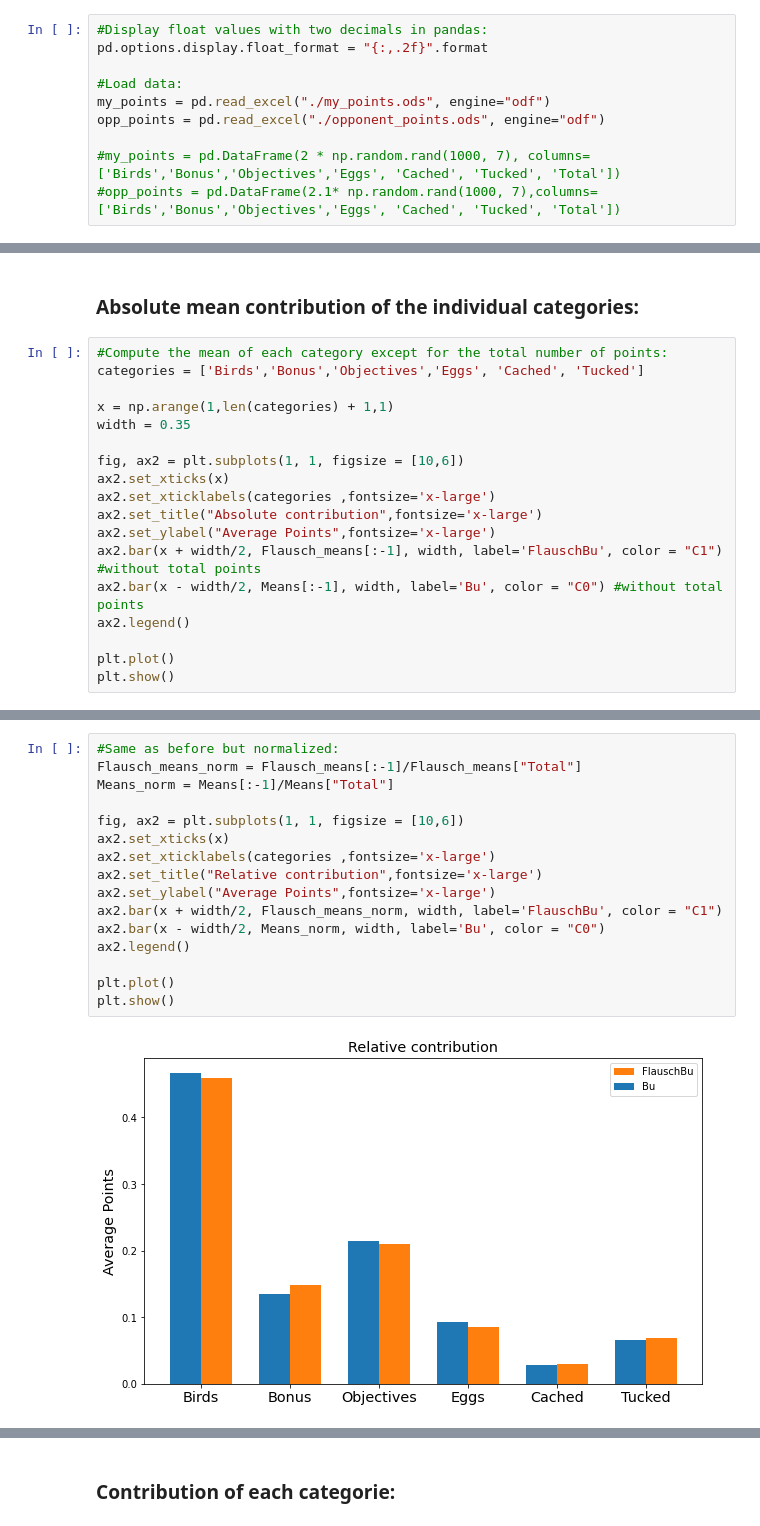
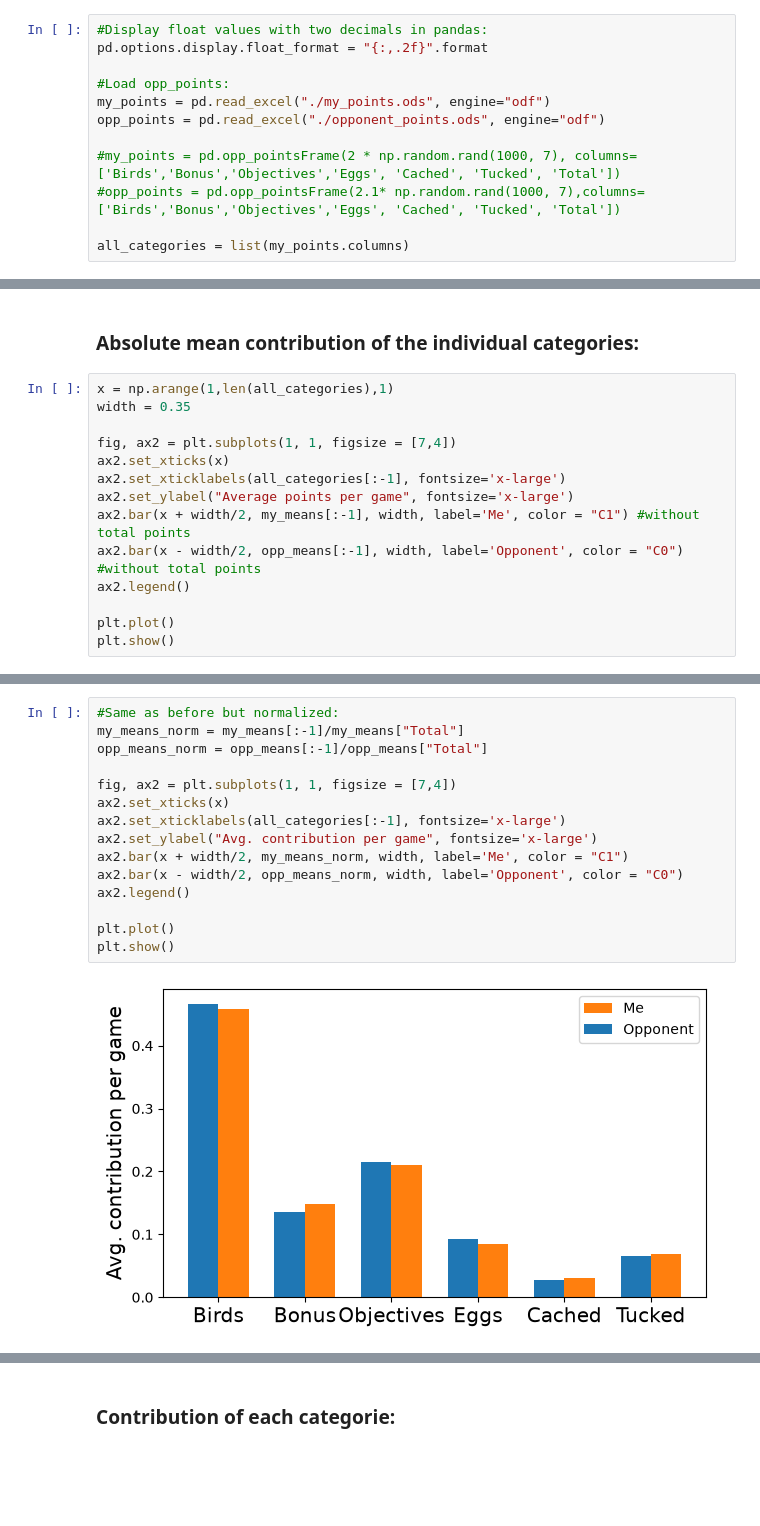
Before and after one commit to NadjaLessing/interactive-wingspan-analysis, a Jupyter notebook: WingspanAnalysis.ipynb, the cells around one changed output, grey strips where cells are left out. Saved outputs shown, nothing was run; the diff lists cells and outputs as text; blank space fills up the shorter version.

```diff
--- a/WingspanAnalysis.ipynb
+++ b/WingspanAnalysis.ipynb
@@ -19,9 +16,11 @@ ModuleNotFoundError: No module named 'numpy'
 #Display float values with two decimals in pandas:
 pd.options.display.float_format = "{:,.2f}".format
 
-#Load data:
+#Load opp_points:
 my_points = pd.read_excel("./my_points.ods", engine="odf")
 opp_points = pd.read_excel("./opponent_points.ods", engine="odf")
 
-#my_points = pd.DataFrame(2 * np.random.rand(1000, 7), columns=['Birds','Bonus','Objectives','Eggs', 'Cached', 'Tucked', 'Total'])
-#opp_points = pd.DataFrame(2.1* np.random.rand(1000, 7),columns=['Birds','Bonus','Objectives','Eggs', 'Cached', 'Tucked', 'Total'])
+#my_points = pd.opp_pointsFrame(2 * np.random.rand(1000, 7), columns=['Birds','Bonus','Objectives','Eggs', 'Cached', 'Tucked', 'Total'])
+#opp_points = pd.opp_pointsFrame(2.1* np.random.rand(1000, 7),columns=['Birds','Bonus','Objectives','Eggs', 'Cached', 'Tucked', 'Total'])
+
+all_categories = list(my_points.columns)
@@ -191,19 +145,15 @@ Mean for Bu: 78.51162790697674 +/- 10.68670882704472
 # %% [markdown]
 ### Absolute mean contribution of the individual categories:
 # %%
-#Compute the mean of each category except for the total number of points:
-categories = ['Birds','Bonus','Objectives','Eggs', 'Cached', 'Tucked']
-
-x = np.arange(1,len(categories) + 1,1)
+x = np.arange(1,len(all_categories),1)
 width = 0.35
 
-fig, ax2 = plt.subplots(1, 1, figsize = [10,6])
+fig, ax2 = plt.subplots(1, 1, figsize = [7,4])
 ax2.set_xticks(x)
-ax2.set_xticklabels(categories ,fontsize='x-large')
-ax2.set_title("Absolute contribution",fontsize='x-large')
-ax2.set_ylabel("Average Points",fontsize='x-large')
-ax2.bar(x + width/2, Flausch_means[:-1], width, label='FlauschBu', color = "C1") #without total points
-ax2.bar(x - width/2, Means[:-1], width, label='Bu', color = "C0") #without total points
+ax2.set_xticklabels(all_categories[:-1], fontsize='x-large')
+ax2.set_ylabel("Average points per game", fontsize='x-large')
+ax2.bar(x + width/2, my_means[:-1], width, label='Me', color = "C1") #without total points
+ax2.bar(x - width/2, opp_means[:-1], width, label='Opponent', color = "C0") #without total points
 ax2.legend()
 
 plt.plot()
@@ -216,20 +166,19 @@ plt.show()
 # %%
 #Same as before but normalized:
-Flausch_means_norm = Flausch_means[:-1]/Flausch_means["Total"]
-Means_norm = Means[:-1]/Means["Total"]
+my_means_norm = my_means[:-1]/my_means["Total"]
+opp_means_norm = opp_means[:-1]/opp_means["Total"]
 
-fig, ax2 = plt.subplots(1, 1, figsize = [10,6])
+fig, ax2 = plt.subplots(1, 1, figsize = [7,4])
 ax2.set_xticks(x)
-ax2.set_xticklabels(categories ,fontsize='x-large')
-ax2.set_title("Relative contribution",fontsize='x-large')
-ax2.set_ylabel("Average Points",fontsize='x-large')
-ax2.bar(x + width/2, Flausch_means_norm, width, label='FlauschBu', color = "C1")
-ax2.bar(x - width/2, Means_norm, width, label='Bu', color = "C0")
+ax2.set_xticklabels(all_categories[:-1], fontsize='x-large')
+ax2.set_ylabel("Avg. contribution per game", fontsize='x-large')
+ax2.bar(x + width/2, my_means_norm, width, label='Me', color = "C1")
+ax2.bar(x - width/2, opp_means_norm, width, label='Opponent', color = "C0")
 ax2.legend()
 
 plt.plot()
 plt.show()
 # %% [output]
-[figure, old version]
+[figure, new version]
 # %% [markdown]
 ### Games won:
```
Also changed, not shown: parts of 16 cells of this notebook.
